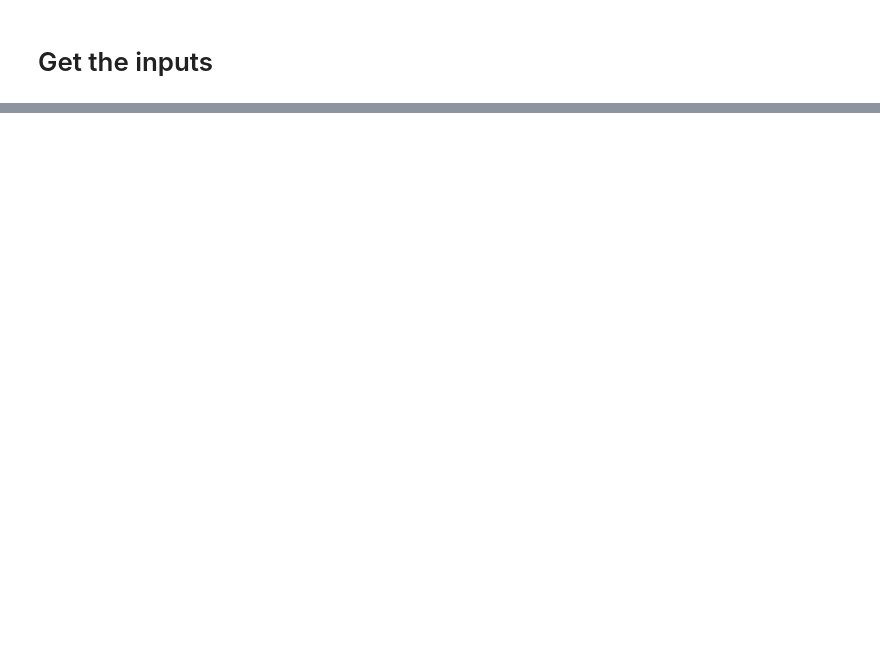
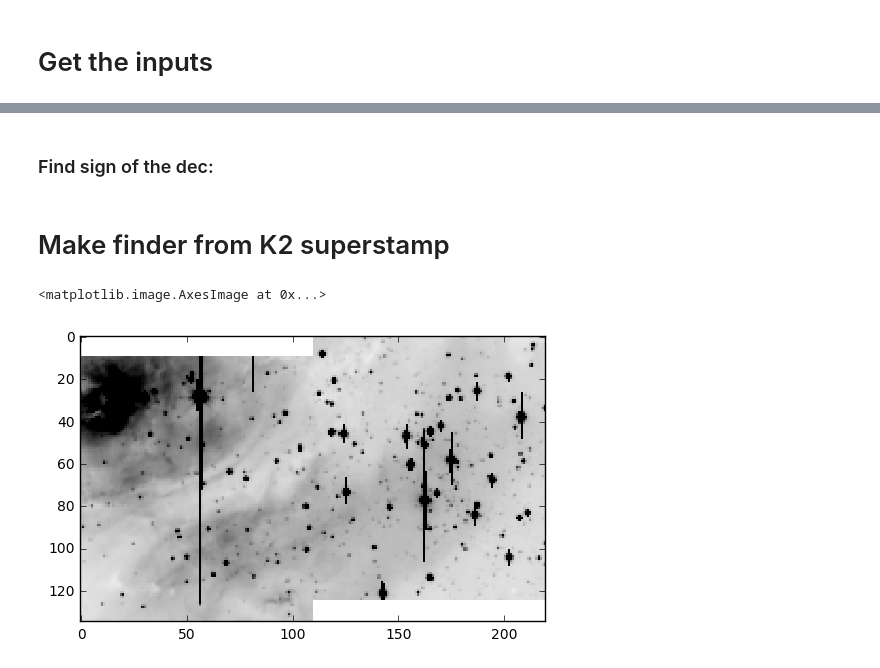
Before and after one commit to amcody/Superstampfinders, a Jupyter notebook: finder.ipynb, the cells around one changed output, grey strips where cells are left out. Cells and saved outputs as stored; diff of their text form; code cells hidden in the pictures; blank space fills up the shorter version.

```diff
--- a/finder.ipynb
+++ b/finder.ipynb
@@ -198,0 +32,2 @@ plt.plot(time[good],flux[good]/np.nanmedian(flux[good])-5.*vector1[good]+3.*vect
+# %% [markdown]
+### Find sign of the dec:
@@ -198,0 +39,20 @@ plt.plot(time[good],flux[good]/np.nanmedian(flux[good])-5.*vector1[good]+3.*vect
+# %%
+fitsfile = "/Users/acody/Code/Python/M8_superstamp.fits"
+# fitsfile = "/Users/acody/Code/Python/M35_superstamp.fits"
+# fitsfile = "/Users/acody/Code/Python/M67_superstamp.fits"
+# fitsfile = "/Users/acody/Code/Python/R147_superstamp.fits"
+wcs = WCS(fitsfile)
+scale = np.mean(proj_plane_pixel_scales(wcs))
+angle = np.arctan2((wcs.wcs.cd[1,0])/scale,(wcs.wcs.cd[1,1])/scale)*180./np.pi
+img = fits.getdata(fitsfile)
+position = SkyCoord(ra, dec, unit=('deg','deg'), frame='icrs')
+pixelpos = skycoord_to_pixel(position, wcs=wcs)
+xval = pixelpos[0]
+yval = pixelpos[1]
+# %% [markdown]
+# Make finder from K2 superstamp
+# %%
+plt.imshow(img,cmap=cm.gray_r,vmin=0,vmax=15000,interpolation='nearest')
+# %% [output]
+<matplotlib.image.AxesImage at 0x...>
+[figure, added]
```
Also changed, not shown: parts of 40 cells of this notebook.
